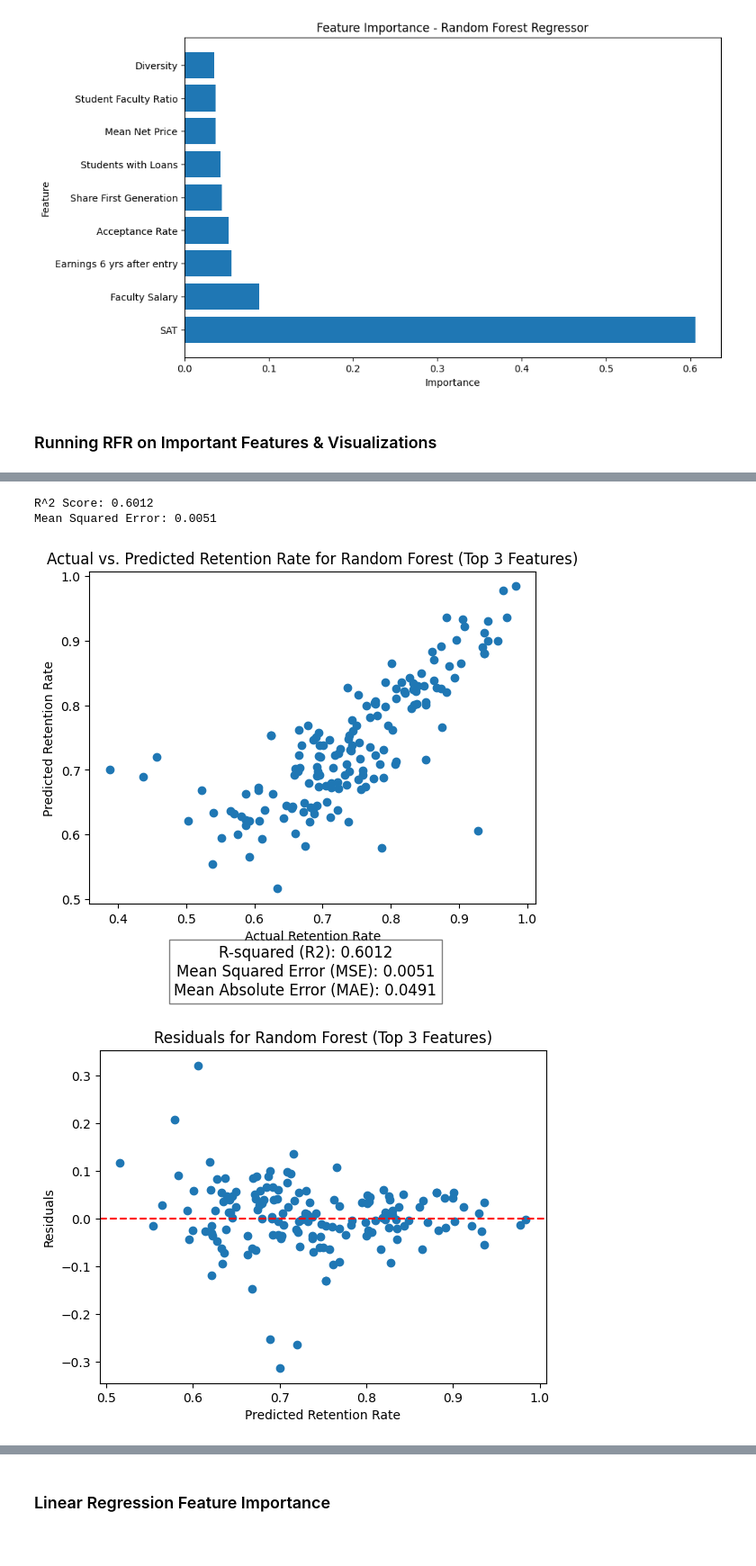
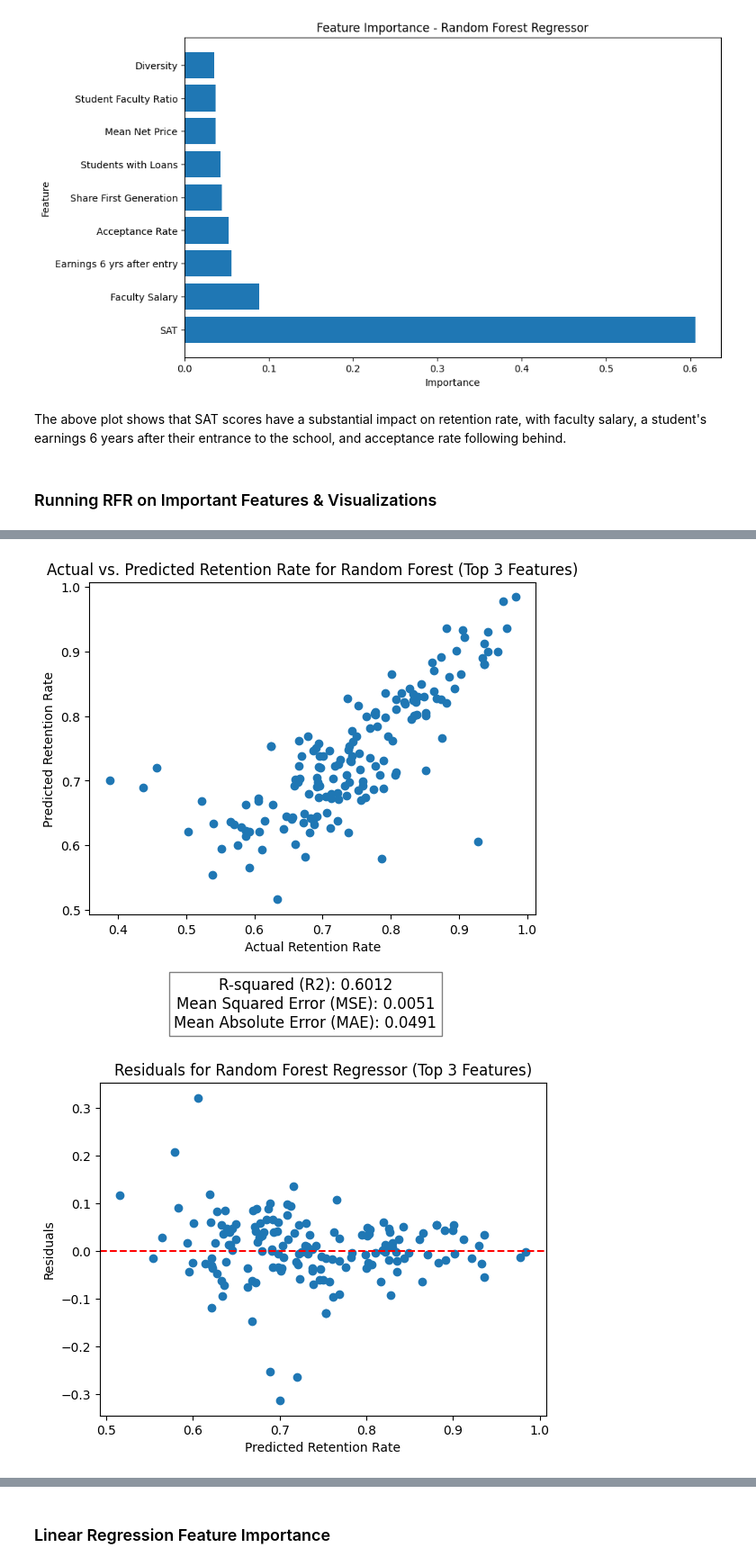
Before and after one commit to sahana-dhar/Understanding-Student-Retention-in-Higher-Education-, a Jupyter notebook: ds3000_final_report.ipynb, the cells around one changed output, grey strips where cells are left out. Shown at 90% size. Drawn from its saved outputs; the diff is of its cells as text; code cells hidden in the pictures.

```diff
--- a/ds3000_final_report.ipynb
+++ b/ds3000_final_report.ipynb
@@ -238,6 +233,8 @@ plt.title('Feature Importance - Random Forest Regressor')
 plt.show()
 # %% [output]
 [figure]
+# %% [markdown]
+The above plot shows that SAT scores have a substantial impact on retention rate, with faculty salary, a student's earnings 6 years after their entrance to the school, and acceptance rate following behind.
 # %% [markdown]
 ### Running RFR on Important Features & Visualizations
 # %%
@@ -275,7 +272,7 @@ for idx, feature in enumerate(X.columns):
 
     axes[idx].set_xlabel(feature)
     axes[idx].set_ylabel('Retention Rate')
-    axes[idx].set_title(f'Actual vs Predicted for {feature}')
+    axes[idx].set_title(f'Actual vs Predicted Retention Rate Based on {feature}')
     axes[idx].legend(['Actual', 'Predicted'])
 
 # adjust layout
@@ -285,9 +282,6 @@ plt.show()
 # calculate and display R2 score and MSE
 r2 = r2_score(y_test, y_pred)
 mse = mean_squared_error(y_test, y_pred)
-
-print(f'R^2 Score: {r2:.4f}')
-print(f'Mean Squared Error: {mse:.4f}')
 
 # feature Importances
 feature_importances = rf_model.feature_importances_
@@ -315,7 +309,7 @@ mae_selected = mean_absolute_error(y_test, y_pred)
 
 # display R2, MSE, and MAE
 result_text = f'R-squared (R2): {r2_selected:.4f}\nMean Squared Error (MSE): {mse_selected:.4f}\nMean Absolute Error (MAE): {mae_selected:.4f}'
-plt.figtext(0.5, -0.1, result_text, ha='center', fontsize=12, bbox=dict(facecolor='white', alpha=0.5))
+plt.figtext(0.5, -0.15, result_text, ha='center', fontsize=12, bbox=dict(facecolor='white', alpha=0.5))
 plt.show()
 
 # visualizing residuals
@@ -323,6 +317,6 @@ plt.scatter(y_pred, residuals_selected)
 plt.axhline(y=0, color='r', linestyle='--')
 plt.xlabel("Predicted Retention Rate")
 plt.ylabel("Residuals")
-plt.title("Residuals for Random Forest (Top 3 Features)")
+plt.title("Residuals for Random Forest Regressor (Top 3 Features)")
 plt.show()
 # %% [output]
@@ -330,4 +324,2 @@ plt.show()
-R^2 Score: 0.6012
-Mean Squared Error: 0.0051
-[figure, old version]
+[figure, new version]
-[figure, old version]
+[figure, new version]
```
Also changed, not shown: parts of 9 cells of this notebook.
